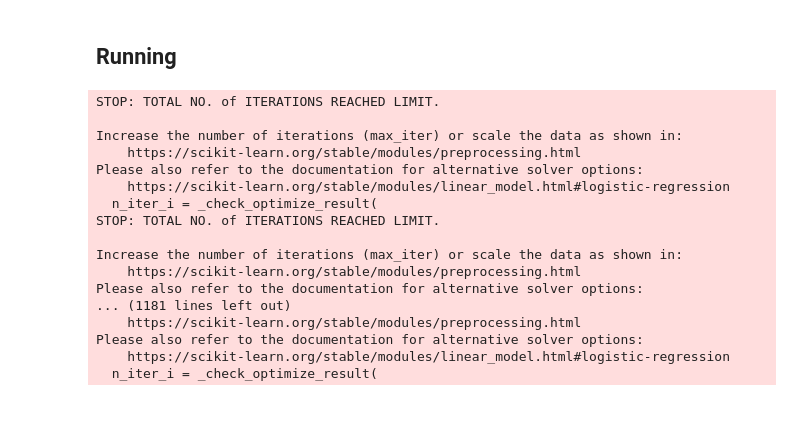
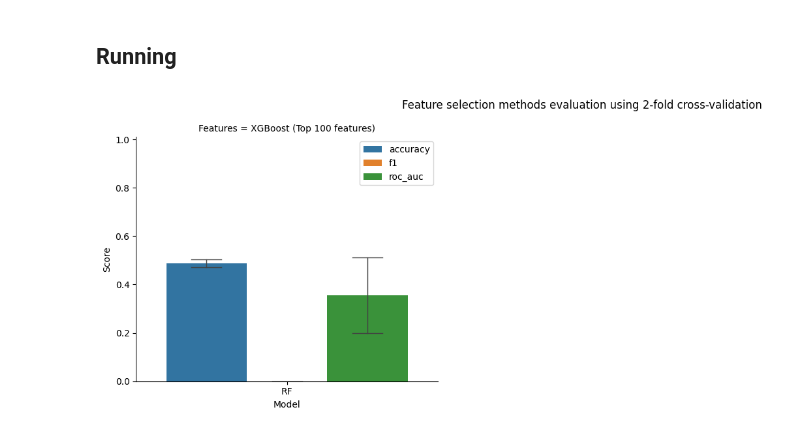
Before and after one commit to per6x/CSE3000, a Jupyter notebook: kraken_taxonomy/features_selection_2.ipynb, the cells around one changed output. Drawn from its saved outputs; the diff is of its cells as text; code cells hidden in the pictures.

```diff
--- a/kraken_taxonomy/features_selection_2.ipynb
+++ b/kraken_taxonomy/features_selection_2.ipynb
@@ -27,9 +36,10 @@ from tqdm.notebook import tqdm
 ## Load data
 # %%
 # X = pd.read_csv("species_relative_abundance.csv", sep=";")
-X = pd.read_csv("species_features.csv", sep=";")
+# X = pd.read_csv("genus_features.csv", sep=";")
+X = pd.read_csv("genus_features_all.csv", sep=";")
 y = pd.read_csv("../labels.csv", sep=";")
-y = y.loc[y["Sample"].isin(X["Sample"])].set_index("Sample", drop=True)["Label"]
+y = y.loc[y["Sample"].isin(X["Sample"])].set_index("Sample", drop=True)["Class"]
 X = X.set_index("Sample", drop=True)
 print(X.shape)
 assert X.shape[0] == y.shape[0]
@@ -443,41 +383,12 @@ class FeatureSelectionRandomizedSearch:
 # %% [markdown]
 ## Running
 # %%
-from sklearn.ensemble import RandomForestClassifier, AdaBoostClassifier
-from xgboost import XGBClassifier
-from sklearn.feature_selection import SelectKBest, RFECV
-from scipy.stats import randint, uniform
-from sklearn.datasets import load_breast_cancer
-from sklearn.ensemble import RandomForestClassifier, AdaBoostClassifier
-from sklearn.feature_selection import SelectKBest, SelectPercentile, SelectFromModel
-from sklearn.model_selection import RandomizedSearchCV
-from sklearn.pipeline import Pipeline
-from sklearn.metrics import (
-    accuracy_score,
-    precision_score,
-    recall_score,
-    f1_score,
-    roc_auc_score,
-)
-from imblearn.over_sampling import SMOTE
-from sklearn.model_selection import train_test_split
-import numpy as np
-import pandas as pd
-import seaborn as sns
-import matplotlib.pyplot as plt
-from skfeature.function.information_theoretical_based import MRMR
-from xgboost import XGBClassifier
-from sklearn.feature_selection import RFE
-from sklearn.linear_model import LogisticRegression
-from sklearn.svm import SVC
-from sklearn.feature_selection import SelectKBest, f_classif, mutual_info_classif, chi2, SequentialFeatureSelector
-
 # define number of features to select
-n_features_to_select = 50
+n_features_to_select = 100
 
 # Define the classifiers
 classifiers = {
-    "RF": RandomForestClassifier(warm_start=True, n_jobs=-1, random_state=42),
+    'RF': RandomForestClassifier(warm_start=True, n_jobs=-1, random_state=42),
     'AdaBoost': AdaBoostClassifier(random_state=42),
     'XGBoost': XGBClassifier(n_jobs=-1, random_state=42),
     'LR': LogisticRegression(warm_start=True, n_jobs=-1, random_state=42),
@@ -528,53 +439,38 @@ param_distributions = {
     "LR": { # Logistic regression
         "classification__C": uniform(0.1, 1.0),
         "classification__penalty": ["elasticnet", "l1", "l2"],
         "classification__class_weight": [None, "balanced"],
-        "classification__max_iter": [10000],
+        "classification__max_iter": [100000],
     },
     "SVM": {
         "classification__C": uniform(0.1, 1.0),
         "classification__kernel": ["linear", "poly", "rbf", "sigmoid"],
         "classification__degree": randint(1, 3),
         "classification__gamma": ["scale", "auto"],
         "classification__class_weight": [None, "balanced"],
         "classification__probability": [True, False],
     },
 }
 
 # Instantiate the FeatureSelectionRandomizedSearch class
 feature_selection_search = FeatureSelectionRandomizedSearch(
     classifiers,
     param_distributions,
     feature_selection_algorithms,
     metrics=["accuracy", "f1", "roc_auc"],
     test_size=0.2,
-    use_smote=True,
-    num_features=n_features_to_select, # 100
-    n_cv=10,
-    n_iter=60,
+    use_smote=False,
+    use_log_scale=False,
+    num_features=n_features_to_select,
+    n_cv=2,
+    n_iter=2,
     scoring='f1',
 )
 
 # Fit the search using your data
 feature_selection_search.fit(X, y)
 
 # Plot the results
-feature_selection_search.plot_results(plot_output_path='fs_50_species.png',)
+feature_selection_search.plot_results(plot_output_path='fs_100_species.png')
 # %% [output]
-STOP: TOTAL NO. of ITERATIONS REACHED LIMIT.
-
-Increase the number of iterations (max_iter) or scale the data as shown in:
-    https://scikit-learn.org/stable/modules/preprocessing.html
-Please also refer to the documentation for alternative solver options:
-    https://scikit-learn.org/stable/modules/linear_model.html#logistic-regression
-  n_iter_i = _check_optimize_result(
-STOP: TOTAL NO. of ITERATIONS REACHED LIMIT.
-
-Increase the number of iterations (max_iter) or scale the data as shown in:
-    https://scikit-learn.org/stable/modules/preprocessing.html
-Please also refer to the documentation for alternative solver options:
-... (1181 lines left out)
-    https://scikit-learn.org/stable/modules/preprocessing.html
-Please also refer to the documentation for alternative solver options:
-    https://scikit-learn.org/stable/modules/linear_model.html#logistic-regression
-  n_iter_i = _check_optimize_result(
+[figure, added]
```
Also changed, not shown: parts of 11 cells of this notebook, 38 other files.
